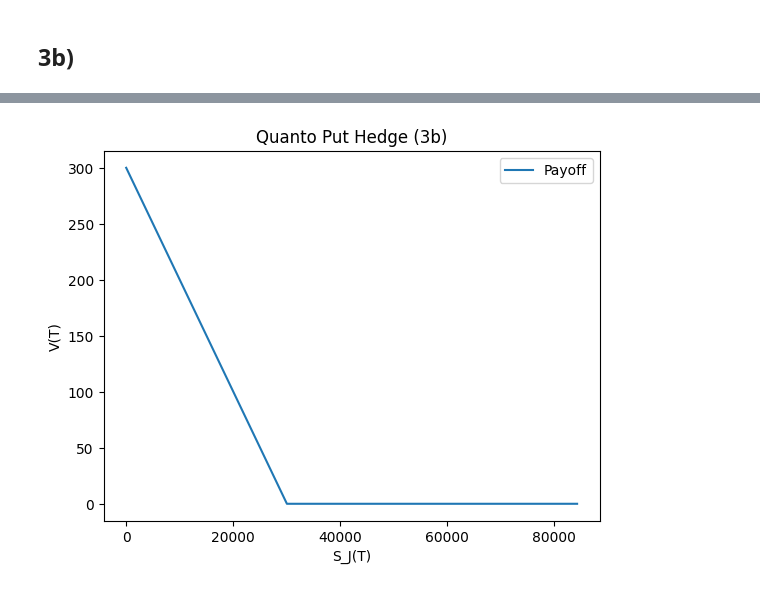
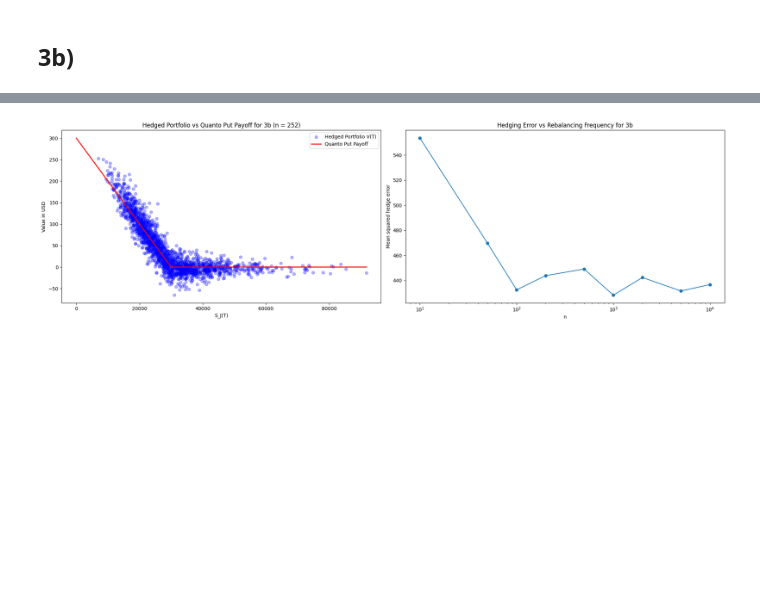
Before and after one commit to Ideadben/Continuous-Time-Finance-2, a Jupyter notebook: Hand-in 1.ipynb, the cells around one changed output, grey strips where cells are left out. Drawn from its saved outputs; the diff is of its cells as text; code cells hidden in the pictures; blank space fills up the shorter version.

```diff
--- a/Hand-in 1.ipynb
+++ b/Hand-in 1.ipynb
@@ -126,6 +126,10 @@ def Hedge_simulator(hedge_type, n):
         hS_J = dF_QPds(0, S_J)/X
         if hedge_type == '3b':
             hX = 0 #Hedging on currency is not allowed
+
+        elif hedge_type == '3c':
+            hX = -hS_J * S_J #Hedging on currency is allowed
+
         hB_US = Vpf - hS_J * S_J * X - hX * X
 
         dW = np.random.normal(0, np.sqrt(dt), size = (2, n))
@@ -140,6 +144,8 @@ def Hedge_simulator(hedge_type, n):
                 hS_J = dF_QPds((j + 1) * dt, S_J[j])/X[j]
                 if hedge_type == '3b':
                     hX = 0
+                elif hedge_type == '3c':
+                    hX = -hS_J * S_J[j]
                 hB_US = Vpf - hS_J * S_J[j] * X[j] - hX * X[j]
 
         #Save results
@@ -149,40 +155,21 @@ def Hedge_simulator(hedge_type, n):
 
     return results
 
+
+
+#Plotting results for 3b
 results = Hedge_simulator('3b', 252)
+x_axis = np.arange(1, np.floor(max(results[:, 2])) + 1)
 
-#Plotting results
-dum = np.arange(1, np.floor(max(results[:, 2])) + 1)
-plt.plot(dum, Y_0 * np.maximum(K - dum, 0), label = 'Payoff')
-plt.xlabel("S_J(T)")
-plt.ylabel("V(T)")
-plt.title("Quanto Put Hedge (3b)")
-plt.legend()
+fig, ax = plt.subplots(1, 2, figsize=(20, 6))
+ax[0].scatter(results[:,2], results[:,0], color='blue', alpha=0.3, label='Hedged Portfolio V(T)')
+ax[0].plot(x_axis, Y_0*np.maximum(K - x_axis,0), color='red', lw=2, label='Quanto Put Payoff')
+ax[0].set_xlabel('S_J(T)')
+ax[0].set_ylabel('Value in USD')
+ax[0].set_title('Hedged Portfolio vs Quanto Put Payoff for 3b (n = %s)' %252)
+ax[0].legend()
 
-init_investment = F_QP(0, S_J0)
-sd_unhedged = np.exp(-r_US * T_max) * np.std(results[:, 1])/init_investment
-sd_hedged = np.exp(-r_US * T_max) * np.std(results[:, 0] - results[:, 1])/init_investment
-
-print(f"Standard Deviation of Unhedged Portfolio: {sd_unhedged:.4f}")
-print(f"Standard Deviation of Hedged Portfolio: {sd_hedged:.4f}")
-
-hedge_error = results[:, 0] - results[:, 1]  #Vpf - payoff
-
-mean_error = np.mean(hedge_error)
-std_error = np.std(hedge_error)
-print(f"Mean hedging error: {mean_error:.4f}")
-print(f"Standard deviation of hedging error: {std_error:.4f}")
-
-plt.figure(figsize=(8,5))
-plt.scatter(results[:,2], results[:,0], color='blue', alpha=0.3, label='Hedged Portfolio V(T)')
-plt.plot(dum, Y_0*np.maximum(K - dum,0), color='red', lw=2, label='Quanto Put Payoff')
-plt.xlabel('S_J(T)')
-plt.ylabel('Value in USD')
-plt.title('Hedged Portfolio vs Quanto Put Payoff (n = %s)' %300)
-plt.legend()
-plt.show()
-
-n_vals = [10, 50, 100, 200, 500, 1000, 2000, 5000]
+n_vals = [10, 50, 100, 200, 500, 1000, 2000, 5000, 10000]
 errors = []
 
 for n in n_vals:
@@ -190,8 +177,41 @@ for n in n_vals:
     hedge_error = results[:,0] - results[:,1]
     errors.append(np.mean(hedge_error**2))
 
-plt.plot(n_vals, errors, marker='o')
-plt.xscale('log')
-plt.xlabel('n')
-plt.ylabel('Mean squared hedge error')
+ax[1].plot(n_vals, errors, marker='o')
+ax[1].set_xscale('log')
+ax[1].set_xlabel('n')
+ax[1].set_ylabel('Mean squared hedge error')
+ax[1].set_title('Hedging Error vs Rebalancing Frequency for 3b')
+
+plt.tight_layout()
+plt.show()
+
+#Plotting results for 3c
+results = Hedge_simulator('3c', 252)
+x_axis = np.arange(1, np.floor(max(results[:, 2])) + 1)
+
+fig, ax = plt.subplots(1, 2, figsize=(20, 6))
+ax[0].scatter(results[:,2], results[:,0], color='blue', alpha=0.3, label='Hedged Portfolio V(T)')
+ax[0].plot(x_axis, Y_0*np.maximum(K - x_axis,0), color='red', lw=2, label='Quanto Put Payoff')
+ax[0].set_xlabel('S_J(T)')
+ax[0].set_ylabel('Value in USD')
+ax[0].set_title('Hedged Portfolio vs Quanto Put Payoff for 3c (n = %s)' %252)
+ax[0].legend()
+
+n_vals = [10, 50, 100, 200, 500, 1000, 2000, 5000, 10000]
+errors = []
+
+for n in n_vals:
+    results = Hedge_simulator('3c', n)
+    hedge_error = results[:,0] - results[:,1]
+    errors.append(np.mean(hedge_error**2))
+
+ax[1].plot(n_vals, errors, marker='o')
+ax[1].set_xscale('log')
+ax[1].set_xlabel('n')
+ax[1].set_ylabel('Mean squared hedge error')
+ax[1].set_title('Hedging Error vs Rebalancing Frequency for 3c')
+
+plt.tight_layout()
+plt.show()
 # %% [output]
@@ -202 +218 @@ Standard deviation of hedging error: 21.1233
-[figure, old version]
+[figure, new version]
```
Also changed, not shown: parts of 1 cell of this notebook.
